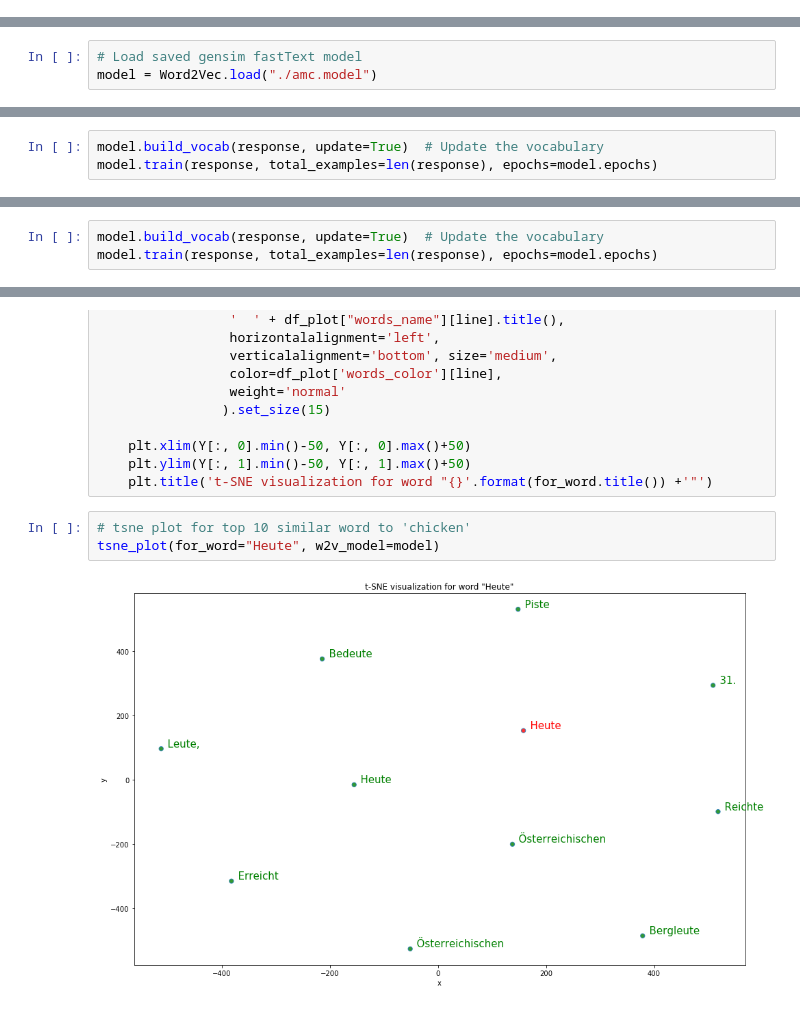
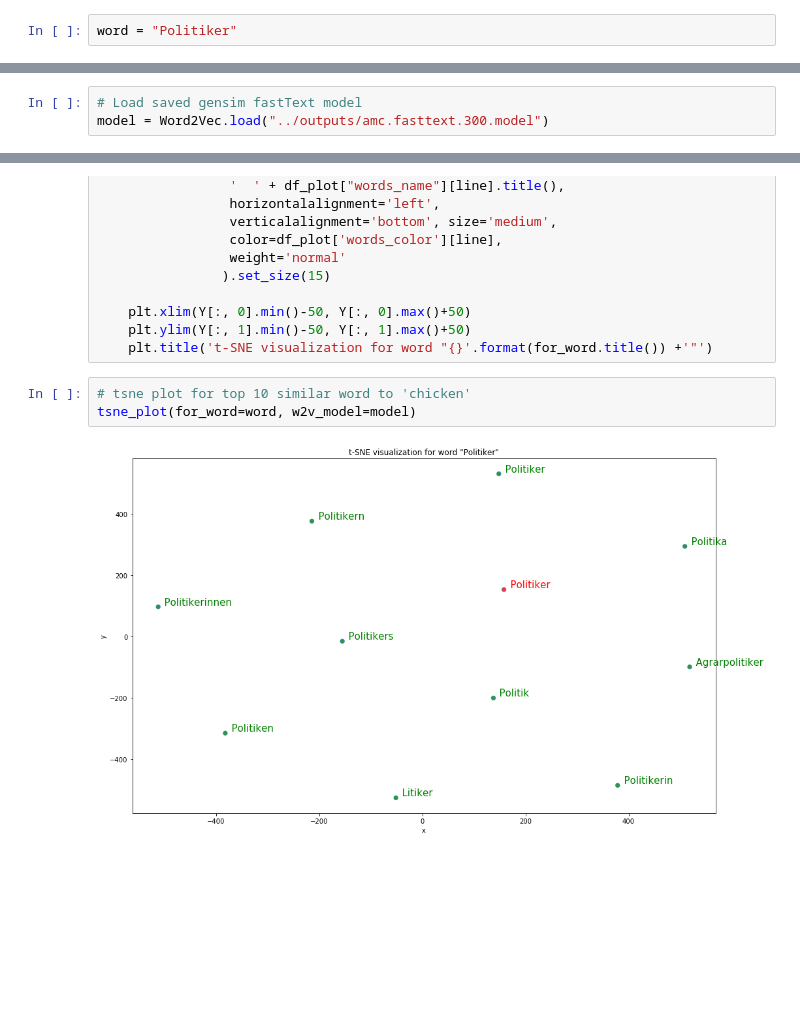
Before and after one commit to acdh-oeaw/AMC_Corpus_Biases, a Jupyter notebook: notebooks/3-building_test_model.ipynb, the cells around one changed output, grey strips where cells are left out. Saved outputs shown, nothing was run; the diff lists cells and outputs as text; blank space fills up the shorter version.

Commit message:
running toy model

```diff
--- a/notebooks/3-building_test_model.ipynb
+++ b/notebooks/3-building_test_model.ipynb
@@ -54,3 +82,5 @@ model = FastText(response,
                  workers = -1,
                  sg=1,
                  iter=100)
+# %%
+word = "Politiker"
@@ -60,3 +166,3 @@ model.save("./amc.model")
 # %%
 # Load saved gensim fastText model
-model = Word2Vec.load("./amc.model")
+model = Word2Vec.load("../outputs/amc.fasttext.300.model")
@@ -81,3 +168,0 @@ for filepath in df_files[1:2].path:
-# %%
-model.build_vocab(response, update=True)  # Update the vocabulary
-model.train(response, total_examples=len(response), epochs=model.epochs)
@@ -102,3 +168,0 @@ for filepath in df_files[2:3].path:
-# %%
-model.build_vocab(response, update=True)  # Update the vocabulary
-model.train(response, total_examples=len(response), epochs=model.epochs)
@@ -173,6 +224,6 @@ def tsne_plot(for_word, w2v_model):
     plt.title('t-SNE visualization for word "{}'.format(for_word.title()) +'"')
 # %%
 # tsne plot for top 10 similar word to 'chicken'
-tsne_plot(for_word="Heute", w2v_model=model)
+tsne_plot(for_word=word, w2v_model=model)
 # %% [output]
-[figure, old version]
+[figure, new version]
```
Also changed, not shown: parts of 20 cells of this notebook, 3 other files.
